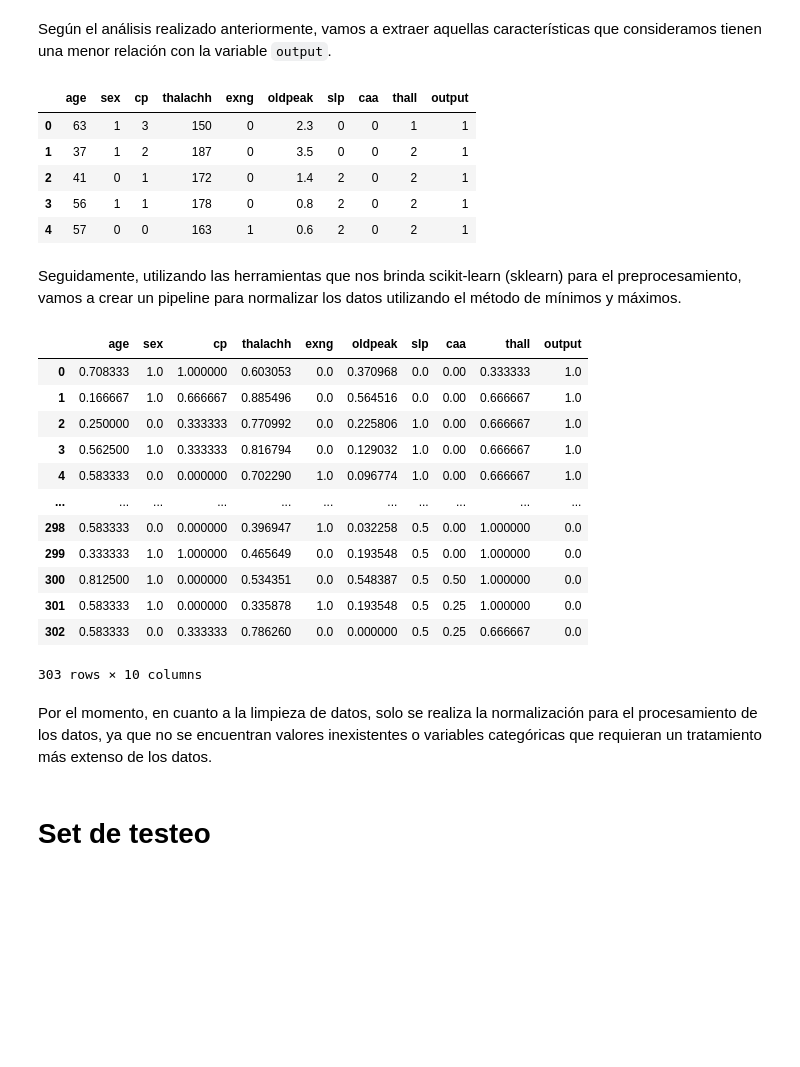
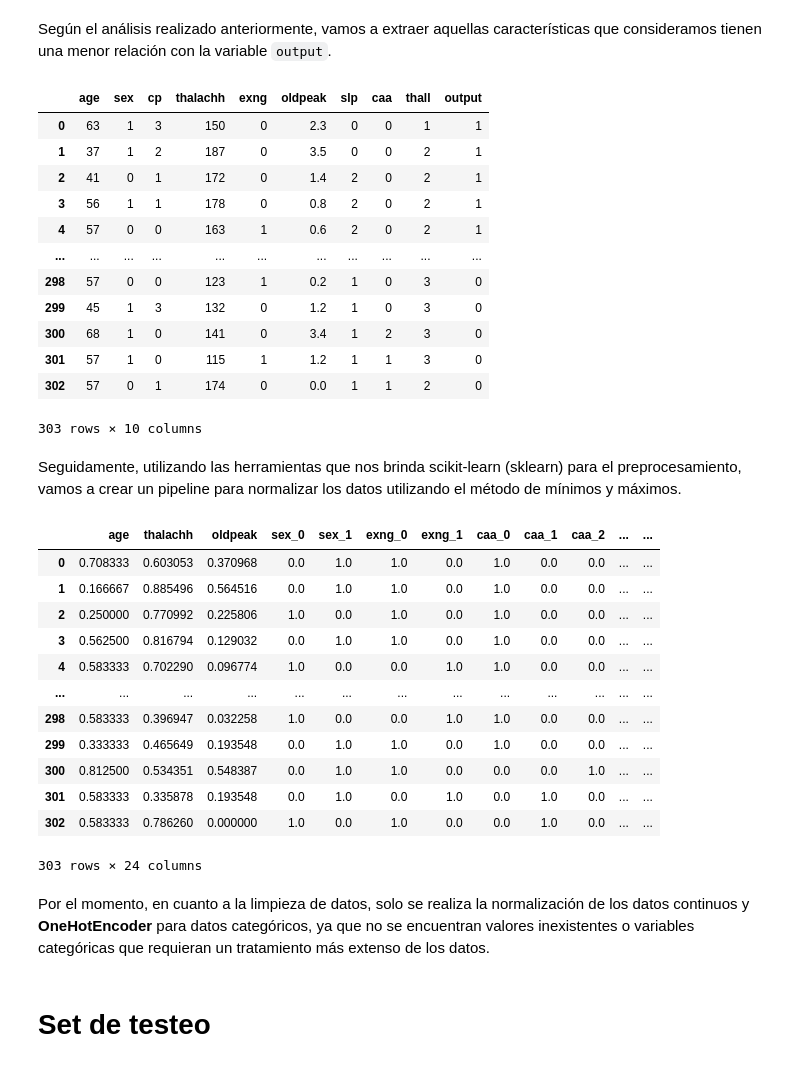
Before and after one commit to Nicolas2320/HeartAttack_Classifier, a Jupyter notebook: heart-attack-classifier.ipynb, the cells around one changed output. Saved outputs shown, nothing was run; the diff lists cells and outputs as text; code cells hidden in the pictures; blank space fills up the shorter version.

```diff
--- a/heart-attack-classifier.ipynb
+++ b/heart-attack-classifier.ipynb
@@ -372,13 +372,20 @@ Podemos observar que la correlación entre la nueva característica creada `thal
 Según el análisis realizado anteriormente, vamos a extraer aquellas características que consideramos tienen una menor relación con la variable `output`.
 # %%
 data2 = data.drop(["trtbps", "chol", "fbs", "restecg", "thalachh_per_slp"], axis=1)
-data2.head()
+data2
 # %% [output]
 |  | age | sex | cp | thalachh | exng | oldpeak | slp | caa | thall | output |
 | 0 | 63 | 1 | 3 | 150 | 0 | 2.3 | 0 | 0 | 1 | 1 |
 | 1 | 37 | 1 | 2 | 187 | 0 | 3.5 | 0 | 0 | 2 | 1 |
 | 2 | 41 | 0 | 1 | 172 | 0 | 1.4 | 2 | 0 | 2 | 1 |
 | 3 | 56 | 1 | 1 | 178 | 0 | 0.8 | 2 | 0 | 2 | 1 |
 | 4 | 57 | 0 | 0 | 163 | 1 | 0.6 | 2 | 0 | 2 | 1 |
+| ... | ... | ... | ... | ... | ... | ... | ... | ... | ... | ... |
+| 298 | 57 | 0 | 0 | 123 | 1 | 0.2 | 1 | 0 | 3 | 0 |
+| 299 | 45 | 1 | 3 | 132 | 0 | 1.2 | 1 | 0 | 3 | 0 |
+| 300 | 68 | 1 | 0 | 141 | 0 | 3.4 | 1 | 2 | 3 | 0 |
+| 301 | 57 | 1 | 0 | 115 | 1 | 1.2 | 1 | 1 | 3 | 0 |
+| 302 | 57 | 0 | 1 | 174 | 0 | 0.0 | 1 | 1 | 2 | 0 |
+303 rows × 10 columns
 # %% [markdown]
 Seguidamente, utilizando las herramientas que nos brinda scikit-learn (sklearn) para el preprocesamiento, vamos a crear un pipeline para normalizar los datos utilizando el método de mínimos y máximos.
@@ -392,18 +391,0 @@ method_pipeline = Pipeline([
-# %%
-data_transformed = pd.DataFrame(method_pipeline.fit_transform(data2),
-                                 columns = list(data2.columns))
-data_transformed
-# %% [output]
-|  | age | sex | cp | thalachh | exng | oldpeak | slp | caa | thall | output |
-| 0 | 0.708333 | 1.0 | 1.000000 | 0.603053 | 0.0 | 0.370968 | 0.0 | 0.00 | 0.333333 | 1.0 |
-| 1 | 0.166667 | 1.0 | 0.666667 | 0.885496 | 0.0 | 0.564516 | 0.0 | 0.00 | 0.666667 | 1.0 |
-| 2 | 0.250000 | 0.0 | 0.333333 | 0.770992 | 0.0 | 0.225806 | 1.0 | 0.00 | 0.666667 | 1.0 |
-| 3 | 0.562500 | 1.0 | 0.333333 | 0.816794 | 0.0 | 0.129032 | 1.0 | 0.00 | 0.666667 | 1.0 |
-| 4 | 0.583333 | 0.0 | 0.000000 | 0.702290 | 1.0 | 0.096774 | 1.0 | 0.00 | 0.666667 | 1.0 |
-| ... | ... | ... | ... | ... | ... | ... | ... | ... | ... | ... |
-| 298 | 0.583333 | 0.0 | 0.000000 | 0.396947 | 1.0 | 0.032258 | 0.5 | 0.00 | 1.000000 | 0.0 |
-| 299 | 0.333333 | 1.0 | 1.000000 | 0.465649 | 0.0 | 0.193548 | 0.5 | 0.00 | 1.000000 | 0.0 |
-| 300 | 0.812500 | 1.0 | 0.000000 | 0.534351 | 0.0 | 0.548387 | 0.5 | 0.50 | 1.000000 | 0.0 |
-| 301 | 0.583333 | 1.0 | 0.000000 | 0.335878 | 1.0 | 0.193548 | 0.5 | 0.25 | 1.000000 | 0.0 |
-| 302 | 0.583333 | 0.0 | 0.333333 | 0.786260 | 0.0 | 0.000000 | 0.5 | 0.25 | 0.666667 | 0.0 |
-303 rows × 10 columns
@@ -412,5 +419,23 @@ data3 = data_transformed.copy()
+# %%
+data3 = pd.DataFrame(transformed_data, columns=all_cols)
+data3['output'] = data2['output']
+data3
+# %% [output]
+|  | age | thalachh | oldpeak | sex_0 | sex_1 | exng_0 | exng_1 | caa_0 | caa_1 | caa_2 | ... | ... |
+| 0 | 0.708333 | 0.603053 | 0.370968 | 0.0 | 1.0 | 1.0 | 0.0 | 1.0 | 0.0 | 0.0 | ... | ... |
+| 1 | 0.166667 | 0.885496 | 0.564516 | 0.0 | 1.0 | 1.0 | 0.0 | 1.0 | 0.0 | 0.0 | ... | ... |
+| 2 | 0.250000 | 0.770992 | 0.225806 | 1.0 | 0.0 | 1.0 | 0.0 | 1.0 | 0.0 | 0.0 | ... | ... |
+| 3 | 0.562500 | 0.816794 | 0.129032 | 0.0 | 1.0 | 1.0 | 0.0 | 1.0 | 0.0 | 0.0 | ... | ... |
+| 4 | 0.583333 | 0.702290 | 0.096774 | 1.0 | 0.0 | 0.0 | 1.0 | 1.0 | 0.0 | 0.0 | ... | ... |
+| ... | ... | ... | ... | ... | ... | ... | ... | ... | ... | ... | ... | ... |
+| 298 | 0.583333 | 0.396947 | 0.032258 | 1.0 | 0.0 | 0.0 | 1.0 | 1.0 | 0.0 | 0.0 | ... | ... |
+| 299 | 0.333333 | 0.465649 | 0.193548 | 0.0 | 1.0 | 1.0 | 0.0 | 1.0 | 0.0 | 0.0 | ... | ... |
+| 300 | 0.812500 | 0.534351 | 0.548387 | 0.0 | 1.0 | 1.0 | 0.0 | 0.0 | 0.0 | 1.0 | ... | ... |
+| 301 | 0.583333 | 0.335878 | 0.193548 | 0.0 | 1.0 | 0.0 | 1.0 | 0.0 | 1.0 | 0.0 | ... | ... |
+| 302 | 0.583333 | 0.786260 | 0.000000 | 1.0 | 0.0 | 1.0 | 0.0 | 0.0 | 1.0 | 0.0 | ... | ... |
+303 rows × 24 columns
 # %% [markdown]
-Por el momento, en cuanto a la limpieza de datos, solo se realiza la normalización para el procesamiento de los datos, ya que no se encuentran valores inexistentes o variables categóricas que requieran un tratamiento más extenso de los datos.
+Por el momento, en cuanto a la limpieza de datos, solo se realiza la normalización de los datos continuos y **OneHotEncoder** para datos categóricos, ya que no se encuentran valores inexistentes o variables categóricas que requieran un tratamiento más extenso de los datos.
 # %% [markdown]
 # Set de testeo
 # %% [markdown]
```
Also changed, not shown: parts of 24 cells of this notebook.
